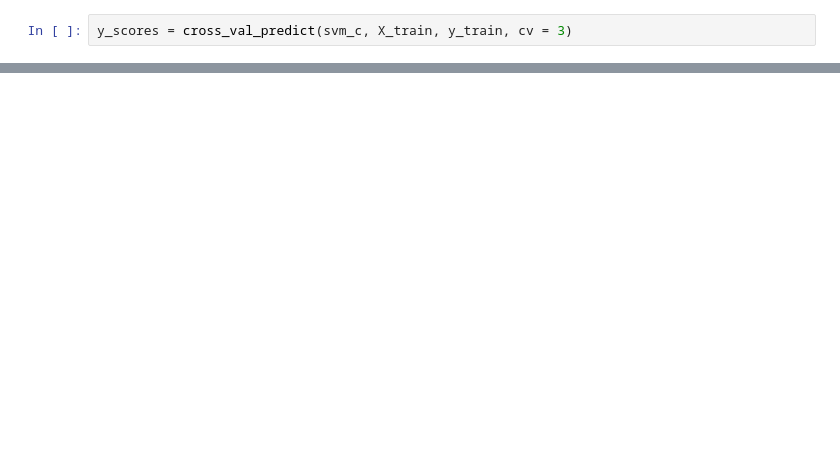
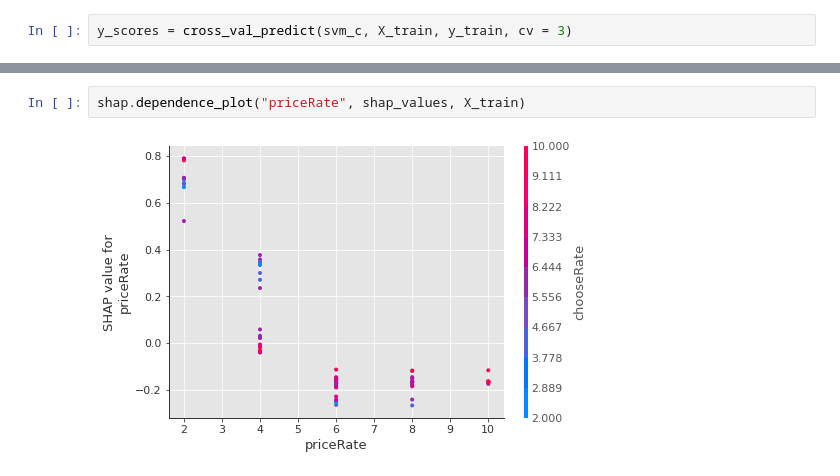
Before and after one commit to miguelvelazco0116/starbucks-customer-survey, a Jupyter notebook: loyalty_drivers.ipynb, the cells around one changed output, grey strips where cells are left out. Cells and saved outputs as stored; diff of their text form; blank space fills up the shorter version.

```diff
--- a/loyalty_drivers.ipynb
+++ b/loyalty_drivers.ipynb
@@ -386,0 +470,4 @@ plt.show()
+# %%
+shap.dependence_plot("priceRate", shap_values, X_train)
+# %% [output]
+[figure, added]
```
Also changed, not shown: parts of 32 cells of this notebook.
